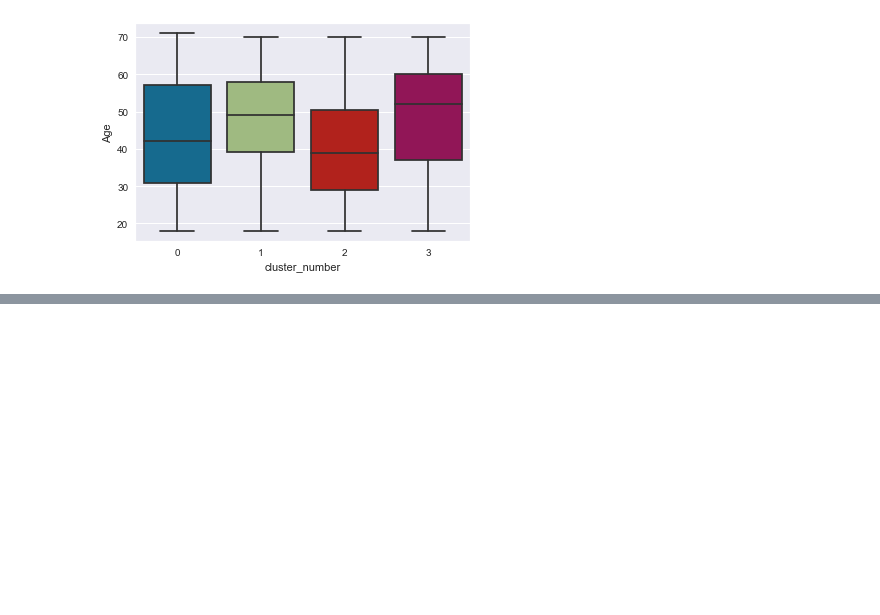
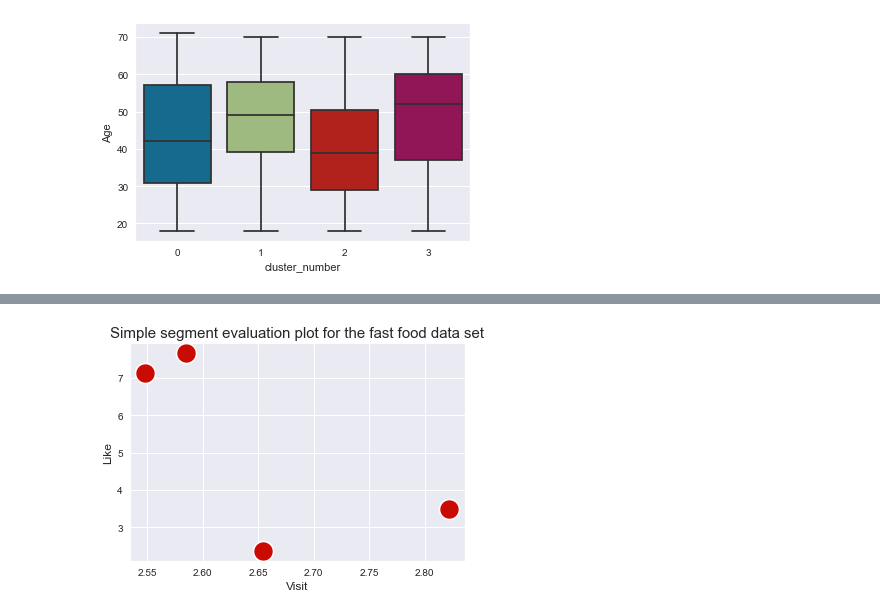
Before and after one commit to bharxhav/mcdonalds-market-segmentation, a Jupyter notebook: market-segmentation.ipynb, the cells around one changed output, grey strips where cells are left out. Drawn from its saved outputs; the diff is of its cells as text; code cells hidden in the pictures; blank space fills up the shorter version.

Commit message:
Selecting Target Segment

```diff
--- a/market-segmentation.ipynb
+++ b/market-segmentation.ipynb
@@ -304,0 +307,7 @@ sns.boxplot(x='cluster_number', y='Age', data=df)
+# %%
+from sklearn.preprocessing import LabelEncoder
+
+df['VisitFrequency'] = LabelEncoder().fit_transform(df['VisitFrequency'])
+visit = df.groupby('cluster_number')['VisitFrequency'].mean()
+visit = visit.to_frame().reset_index()
+visit
@@ -304,0 +320,5 @@ sns.boxplot(x='cluster_number', y='Age', data=df)
+# %%
+df['Like'] = LabelEncoder().fit_transform(df['Like'])
+Like = df.groupby('cluster_number')['Like'].mean()
+Like = Like.to_frame().reset_index()
+Like
@@ -304,0 +331,5 @@ sns.boxplot(x='cluster_number', y='Age', data=df)
+# %%
+df['Gender'] = LabelEncoder().fit_transform(df['Gender'])
+Gender = df.groupby('cluster_number')['Gender'].mean()
+Gender = Gender.to_frame().reset_index()
+Gender
@@ -304,0 +342,3 @@ sns.boxplot(x='cluster_number', y='Age', data=df)
+# %%
+segment = Gender.merge(Like, on='cluster_number', how='left').merge(visit, on='cluster_number', how='left')
+segment
@@ -304,0 +351,8 @@ sns.boxplot(x='cluster_number', y='Age', data=df)
+# %%
+sns.scatterplot(x = "VisitFrequency", y = "Like",data=segment,s=400, color="r")
+plt.title("Simple segment evaluation plot for the fast food data set", fontsize = 15)
+plt.xlabel("Visit", fontsize = 12)
+plt.ylabel("Like", fontsize = 12)
+plt.show()
+# %% [output]
+[figure, added]
```
Also changed, not shown: parts of 5 cells of this notebook.
